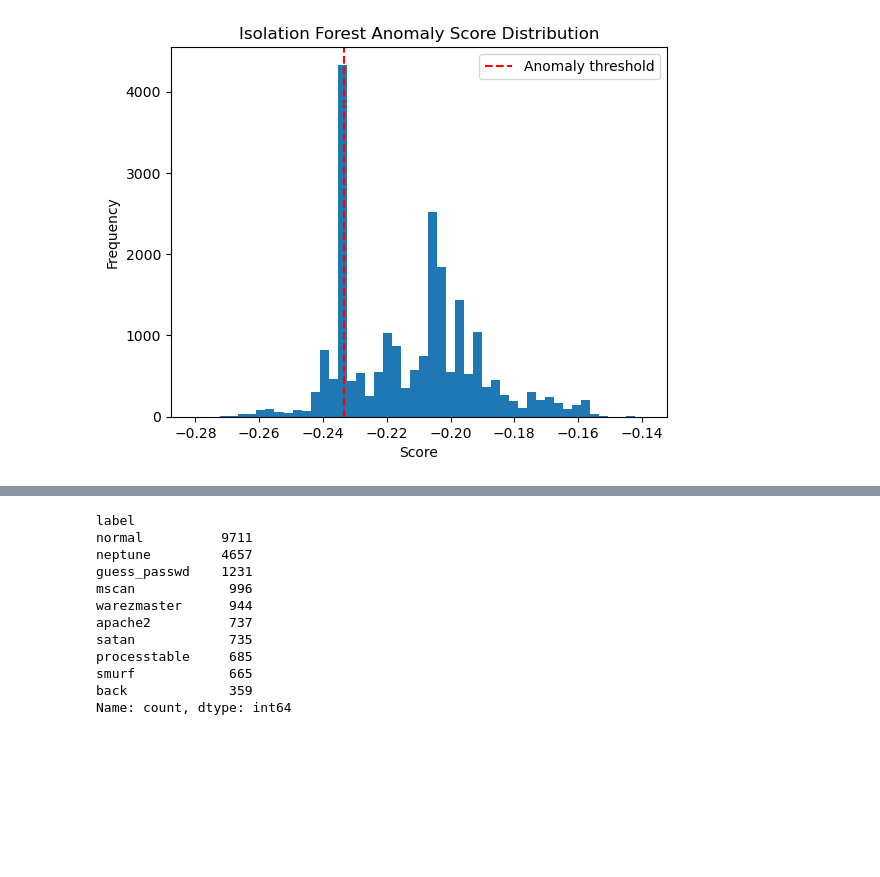
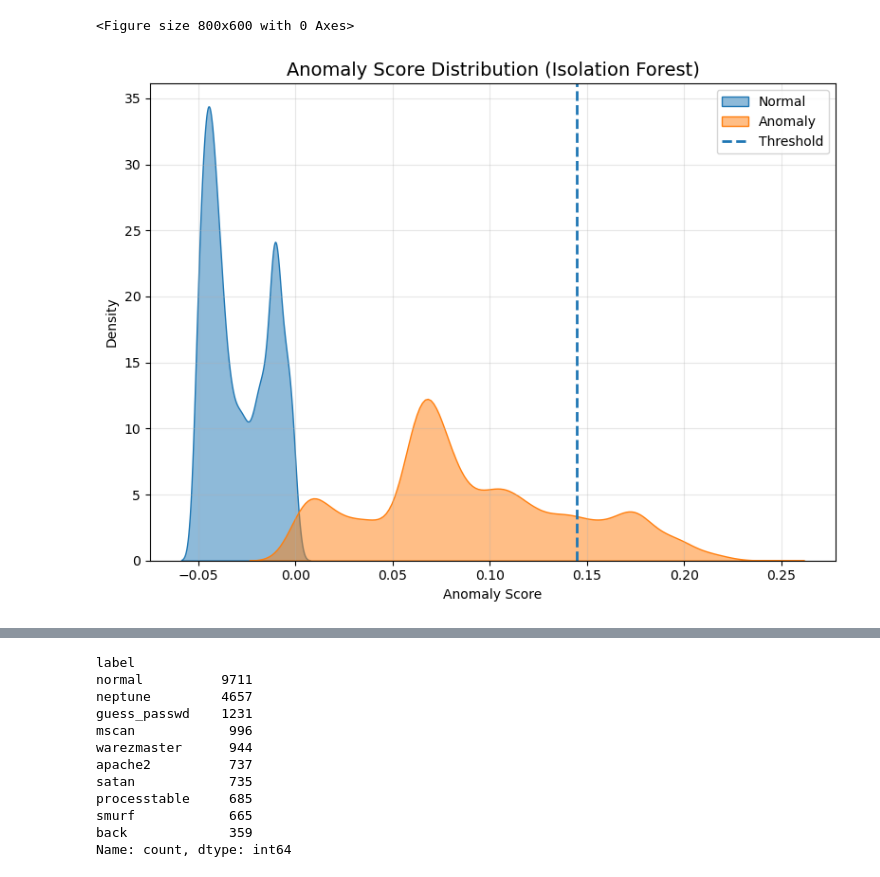
Before and after one commit to Jenish045/network-anomaly-detection, a Jupyter notebook: notebooks/03_isolation_forest.ipynb, the cells around one changed output, grey strips where cells are left out. Saved outputs shown, nothing was run; the diff lists cells and outputs as text; code cells hidden in the pictures; blank space fills up the shorter version.

Commit message:
feat: complete network anomaly detection system with Streamlit dashboard

```diff
--- a/notebooks/03_isolation_forest.ipynb
+++ b/notebooks/03_isolation_forest.ipynb
@@ -40,2 +38,0 @@ np.unique(predictions, return_counts = True)
-# %%
-test_data['anomaly'] = predictions
@@ -86,10 +70,2 @@ joblib.dump(model, "../results/isolation_forest_model.pkl")
-# %%
-test_data["attack"] = test_data["label"].apply(
-    lambda x: 0 if x == "normal" else 1
-)
-# %%
-test_data["predicted_attack"] = (
-    test_data["anomaly"].apply(lambda x: 1 if x == -1 else 0)
-)
 # %%
 from sklearn.metrics import confusion_matrix
@@ -165,31 +147,53 @@ weighted avg       0.40      0.52      0.38    125973
 # Isolation Forest performs significantly better than DBSCAN on the NSL-KDD dataset
 # because tree-based isolation methods handle high-dimensional data more effectively
 # than density-based clustering algorithms.
-# %%
-scores = model.decision_function(x_test.values)
-test_data["anomaly_score"] = scores
 # %%
+import numpy as np
 import matplotlib.pyplot as plt
-import numpy as np
 
-scores = model.decision_function(X_test.values)
+# ✅ Always use SAME data type (numpy)
+X_test_np = X_test.values
 
-test_data["anomaly_score"] = scores
+# Get anomaly scores (higher = normal → invert)
+scores = model.decision_function(X_test_np)
+anomaly_score = -scores
 
-threshold = np.percentile(scores, 20)
+test_data["anomaly_score"] = anomaly_score
 
-plt.hist(scores, bins=50)
+# Predictions
+pred = model.predict(X_test_np)
+test_data["anomaly"] = (pred == -1).astype(int)
 
-plt.title("Isolation Forest Anomaly Score Distribution")
-plt.xlabel("Score")
-plt.ylabel("Frequency")
+# Threshold (clean + stable)
+threshold = np.percentile(anomaly_score, 90)
 
-plt.axvline(threshold, color="red", linestyle="--", label="Anomaly threshold")
+# -------------------- PLOT --------------------
+plt.figure(figsize=(8,6))
+
+# Normal vs Anomaly separation
+normal_scores = anomaly_score[test_data["anomaly"] == 0]
+anomaly_scores = anomaly_score[test_data["anomaly"] == 1]
+
+import seaborn as sns
+
+plt.figure(figsize=(8,6))
+
+sns.kdeplot(normal_scores, label="Normal", fill=True, alpha=0.5)
+sns.kdeplot(anomaly_scores, label="Anomaly", fill=True, alpha=0.5)
+
+plt.axvline(threshold, linestyle="--", linewidth=2, label="Threshold")
+
+plt.title("Anomaly Score Distribution (Isolation Forest)", fontsize=14)
+plt.xlabel("Anomaly Score")
+plt.ylabel("Density")
+
 plt.legend()
+plt.grid(alpha=0.3)
 
-plt.savefig("../results/anomaly_score_distribution.png")
-
+plt.tight_layout()
+plt.savefig("../results/anomaly_score_density.png", dpi=300)
 plt.show()
 # %% [output]
+<Figure size 800x600 with 0 Axes>
-[figure, old version]
+[figure, new version]
 # %%
```
Also changed, not shown: parts of 31 cells of this notebook, 10 other files.
